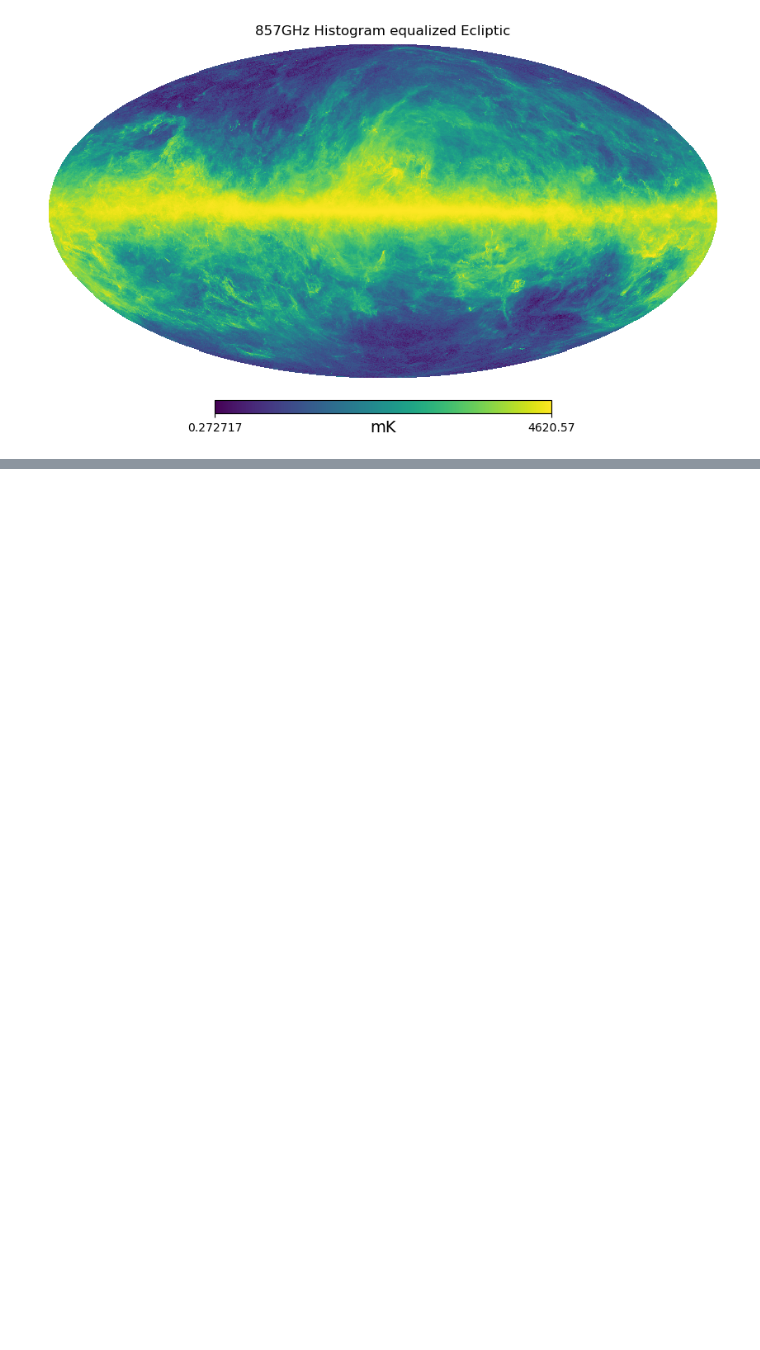
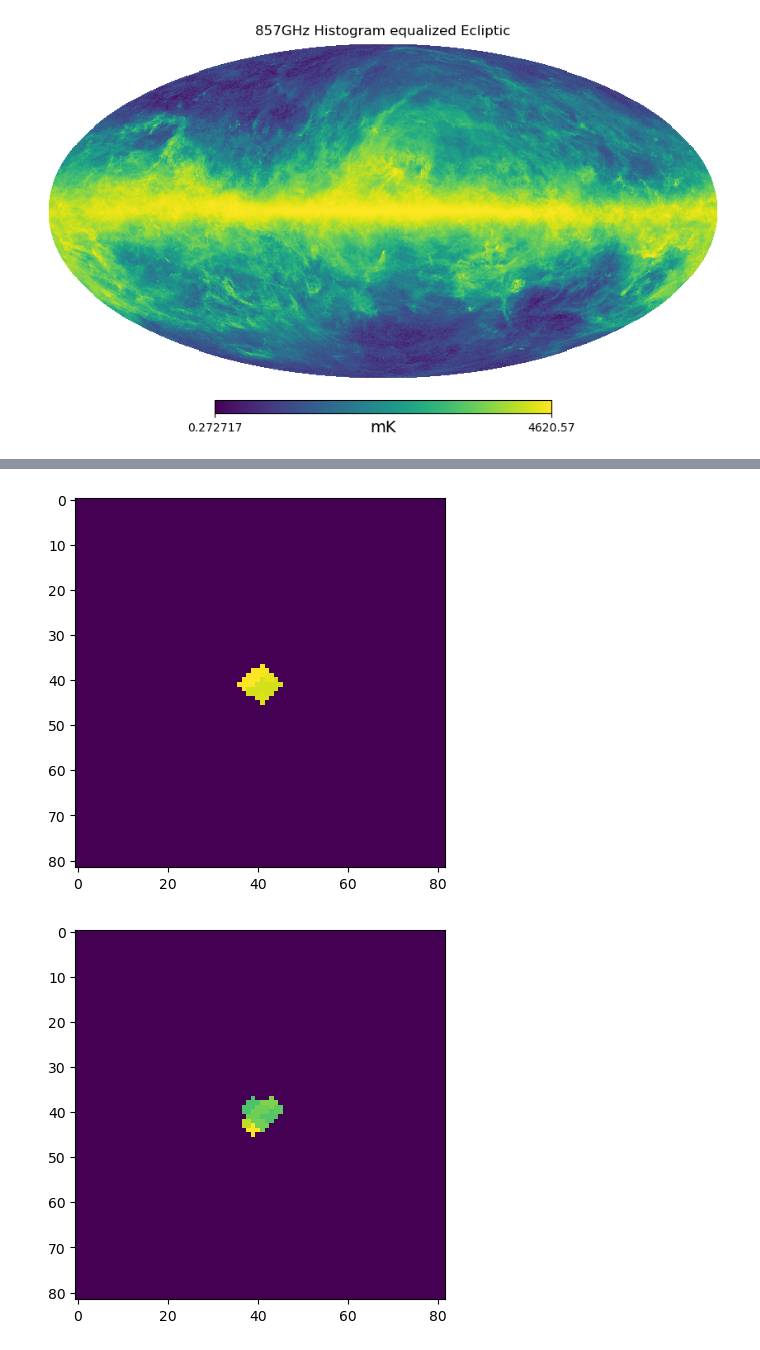
Before and after one commit to Harjas123/the-inpainter, a Jupyter notebook: training_data.ipynb, the cells around one changed output, grey strips where cells are left out. Cells and saved outputs as stored; diff of their text form; code cells hidden in the pictures; blank space fills up the shorter version.

```diff
--- a/training_data.ipynb
+++ b/training_data.ipynb
@@ -39,0 +54,12 @@ for loc in loc_list:
+# %%
+count = 0
+for source_image in source_images:
+    range_max = np.percentile(source_image[source_image != 0], 95)
+    plt.imshow(np.flip(source_image, 0), vmax=range_max) # For some reason, gnomview returns flipped image? Maybe just include this in functions.py?
+    plt.show()
+    count += 1
+    if count > 5:
+        break
+# %% [output]
+[figure, added]
+[figure, added]
```
Also changed, not shown: parts of 10 cells of this notebook.
